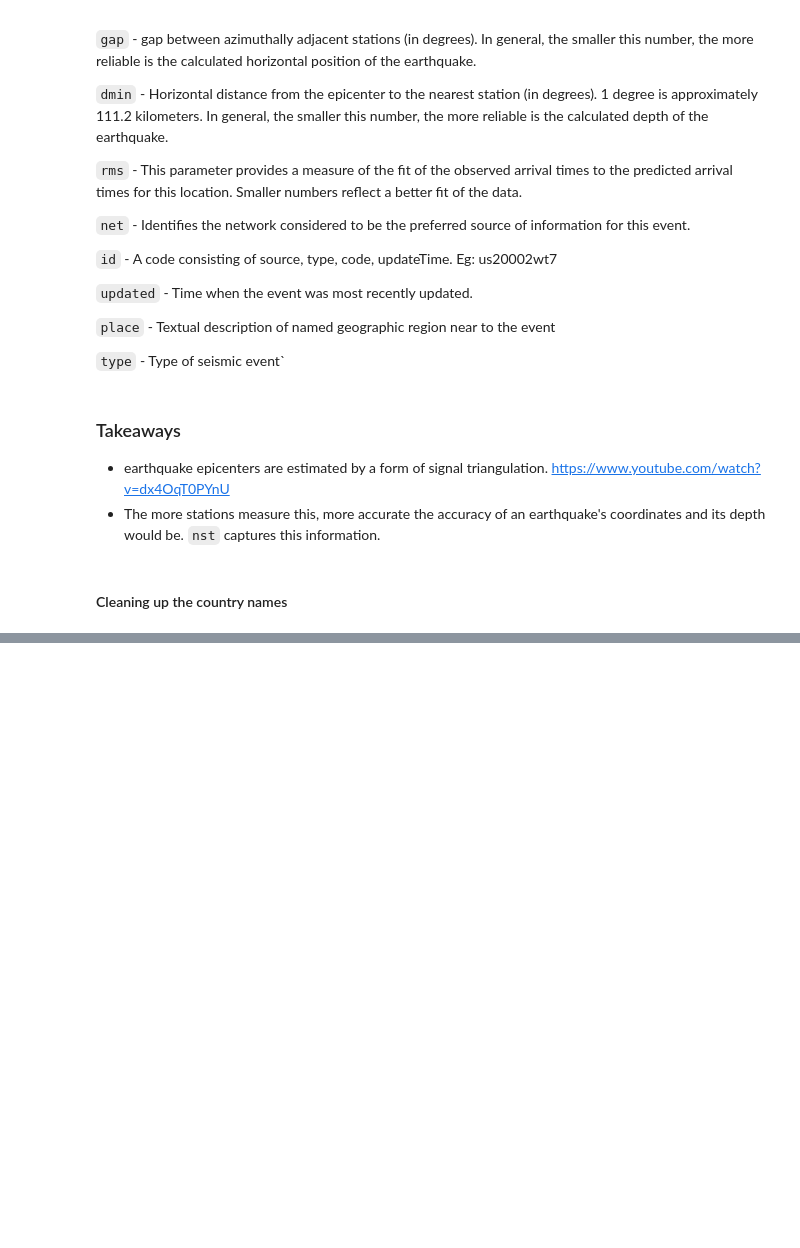
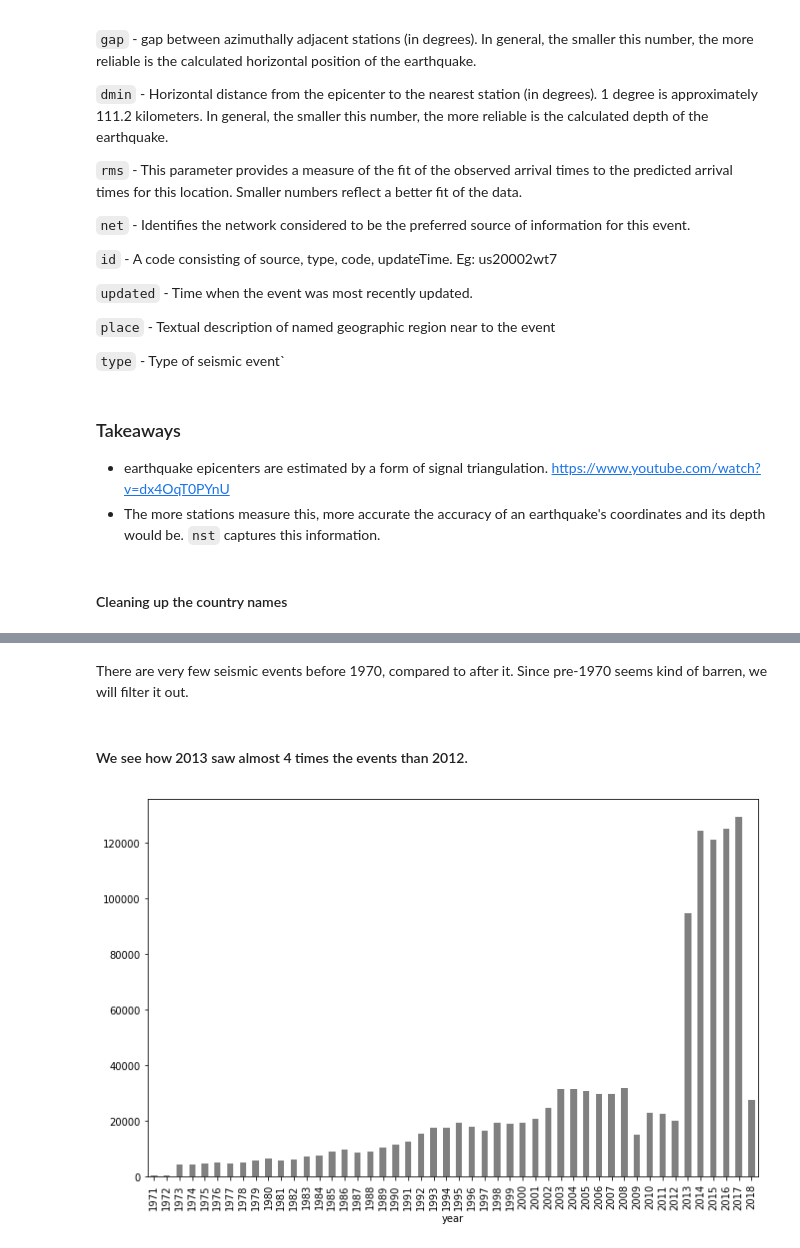
Before and after one commit to fx86/earthquakes, a Jupyter notebook: analysis.ipynb, the cells around one changed output, grey strips where cells are left out. Saved outputs shown, nothing was run; the diff lists cells and outputs as text; code cells hidden in the pictures; blank space fills up the shorter version.

```diff
--- a/analysis.ipynb
+++ b/analysis.ipynb
@@ -20,7 +22,7 @@ pandas version is:  0.22.0
 numpy version is:  1.14.0
 seaborn version is:  0.8.0
 # %%
-df = pd.read_csv("all_earthquakes.csv")
+df = pd.read_csv("all_earthquakes.csv", parse_dates=['time'])
 df.head()
 # %% [output]
 |  | depth | depthError | dmin | gap | horizontalError | id | latitude | locationSource | longitude | ... |
@@ -123,2 +126,0 @@ if 'country' not in df:
-# %%
-df.set_index()
@@ -131,0 +127,14 @@ df.set_index()
+# %%
+df['year'] = df.time.dt.year
+# %% [markdown]
+There are very few seismic events before 1970, compared to after it.
+Since pre-1970 seems kind of barren, we will filter it out.
+# %%
+df = df[df['year'] > 1970]
+# %% [markdown]
+#### We see how 2013 saw almost 4 times the events than 2012.
+# %%
+temp = df.groupby('year')['id'].count()
+_ = temp.plot(kind='bar', figsize=(11, 7), color=['grey'])
+# %% [output]
+[figure, added]
```
Also changed, not shown: parts of 21 cells of this notebook.
